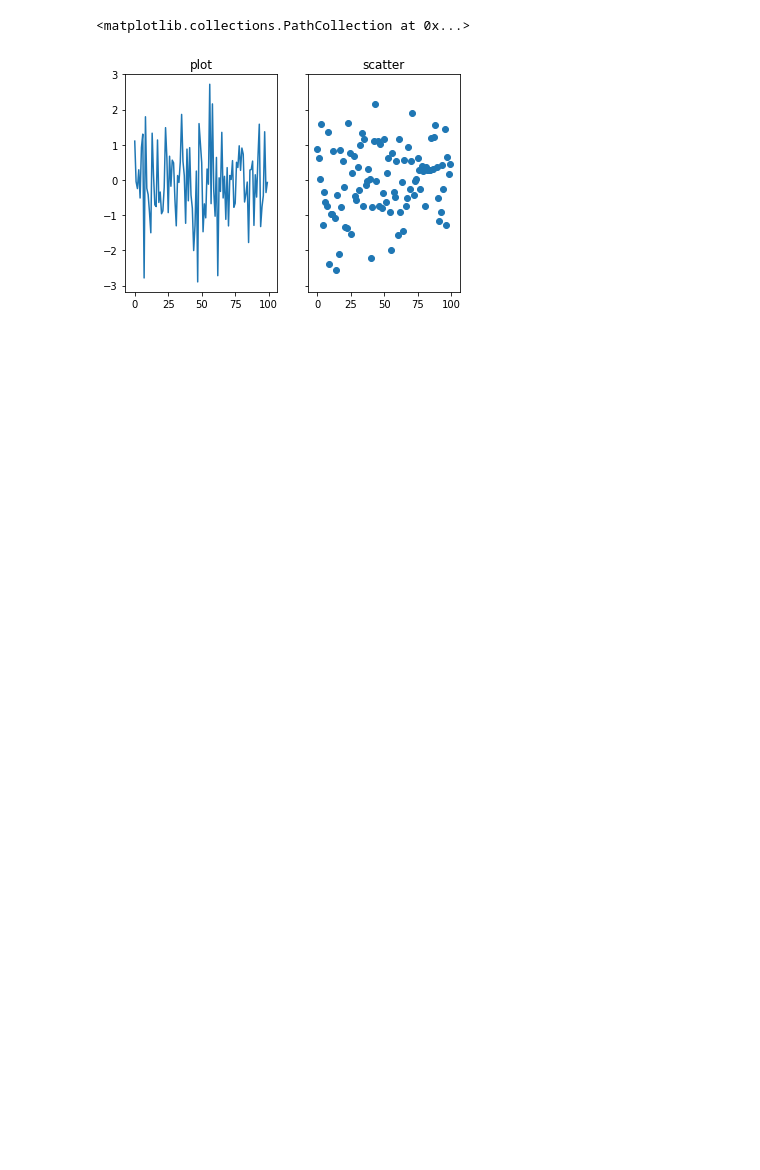
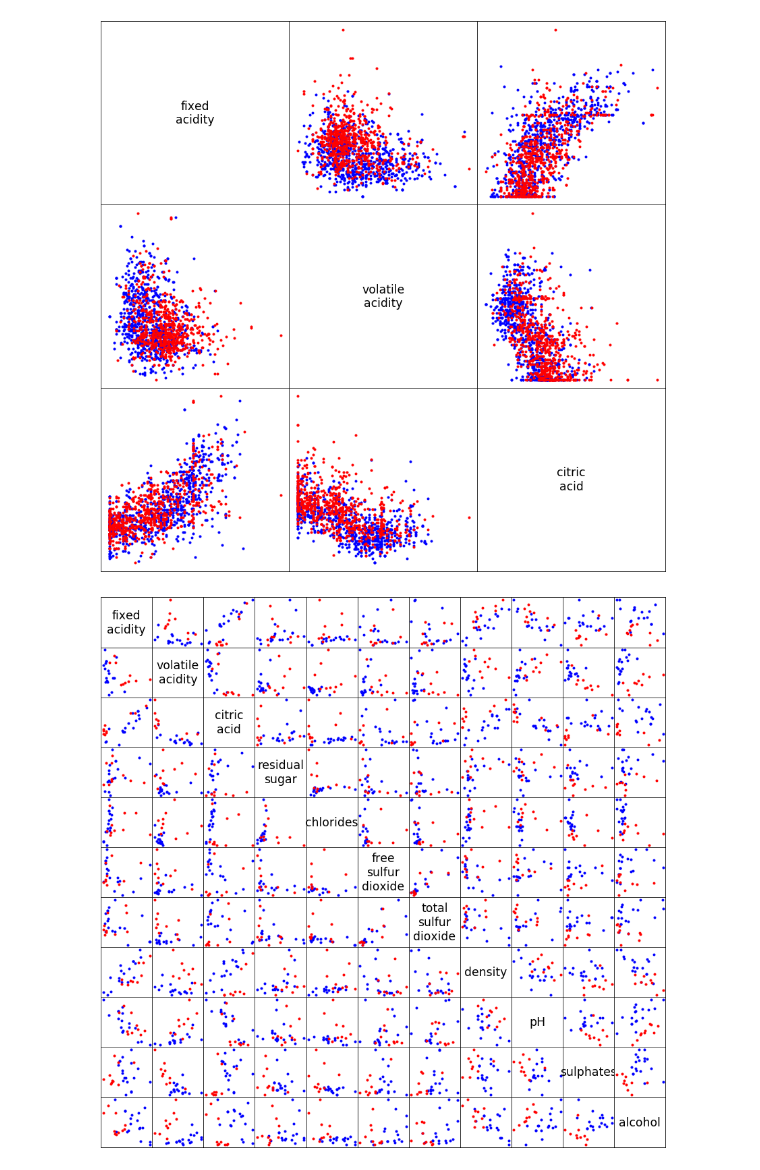
Before and after one commit to DamianDominoDavis/cpp, a Jupyter notebook: sommalier.ipynb, the cells around one changed output. Drawn from its saved outputs; the diff is of its cells as text; code cells hidden in the pictures; blank space fills up the shorter version.

```diff
--- a/sommalier.ipynb
+++ b/sommalier.ipynb
@@ -18,16 +10,38 @@ have the option to save a .png of your plots. Here’s an example function defin
-# %%
-import matplotlib.pyplot as plt
-import numpy as np
-import pandas
-
-x = np.arange(0, 100, 1)
-y = np.random.randn(2, 100)
-
-fig, (ax1, ax2) = plt.subplots(1, 2, sharex='all', sharey='all')
-ax1.set_title('plot')
-ax1.plot(x, y[0])
-ax2.set_title('scatter')
-ax2.scatter(x, y[1])
-# %% [output]
-<matplotlib.collections.PathCollection at 0x...>
-[figure, removed]
+# %%
+import matplotlib.pyplot as plt
+import numpy as np
+import pandas
+
+def plot_scatter_matrix(wine_data, good_threshold, bad_threshold, save=False):
+    wine_good = wine_data[wine_data.quality >= good_threshold]
+    wine_bad = wine_data[wine_data.quality <= bad_threshold]
+    dimens = tuple([x for x in wine_data if x != 'quality'])
+    dlen = len(dimens)
+    style_good, style_bad = ('b.', 'r.')
+    txt_args = {'size': 'xx-large',
+                'horizontalalignment': 'center',
+                'verticalalignment': 'center'}
+    fig = plt.figure(figsize=[15, 15])
+    fig.subplots_adjust(wspace=0, hspace=0)
+    ax = fig.subplots(dlen, dlen)
+    for row in range(0, dlen):
+        for col in range(0,dlen):
+            ax[row,col].get_xaxis().set_visible(False)
+            ax[row,col].get_yaxis().set_visible(False)
+            if row == col:
+                ax[row,col].text(0.5, 0.5, dimens[row].replace(' ', '\n'), txt_args)
+            else:
+                ax[row,col].plot(dimens[row], dimens[col], style_good, data=wine_good)
+                ax[row,col].plot(dimens[row], dimens[col], style_bad, data=wine_bad)
+    if save:
+        return fig.savefig('wine_plot.png', dpi=100)
+
+
+url = 'https://raw.githubusercontent.com/DamianDominoDavis/sommalier/master/winequality-red.csv'
+csv = pandas.read_csv(url, sep=';')
+small = csv[['fixed acidity', 'volatile acidity', 'citric acid', 'quality']]
+plot_scatter_matrix(small, 6, 5, save=True)
+plot_scatter_matrix(csv, 8, 3)
+# %% [output]
+[figure, added]
+[figure, added]
```
Also changed, not shown: parts of 4 cells of this notebook.
